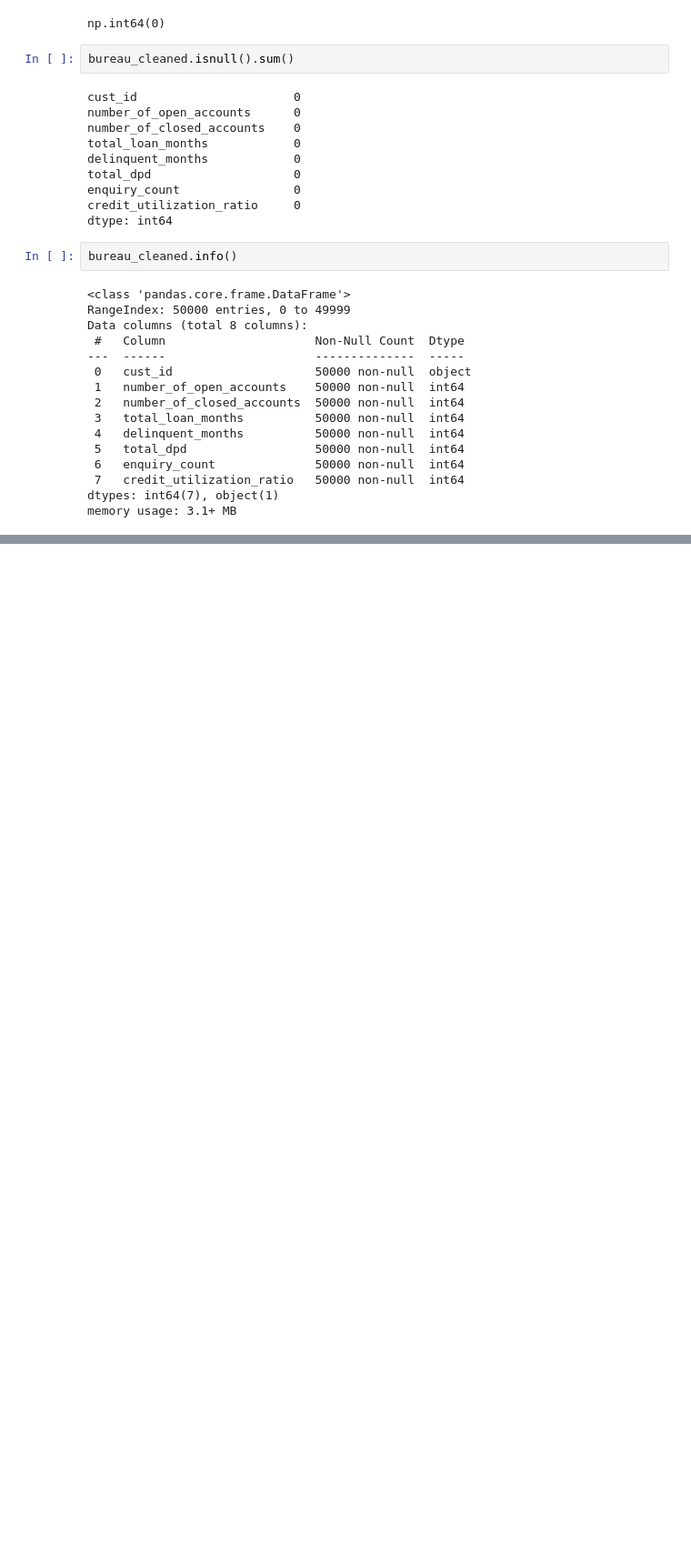
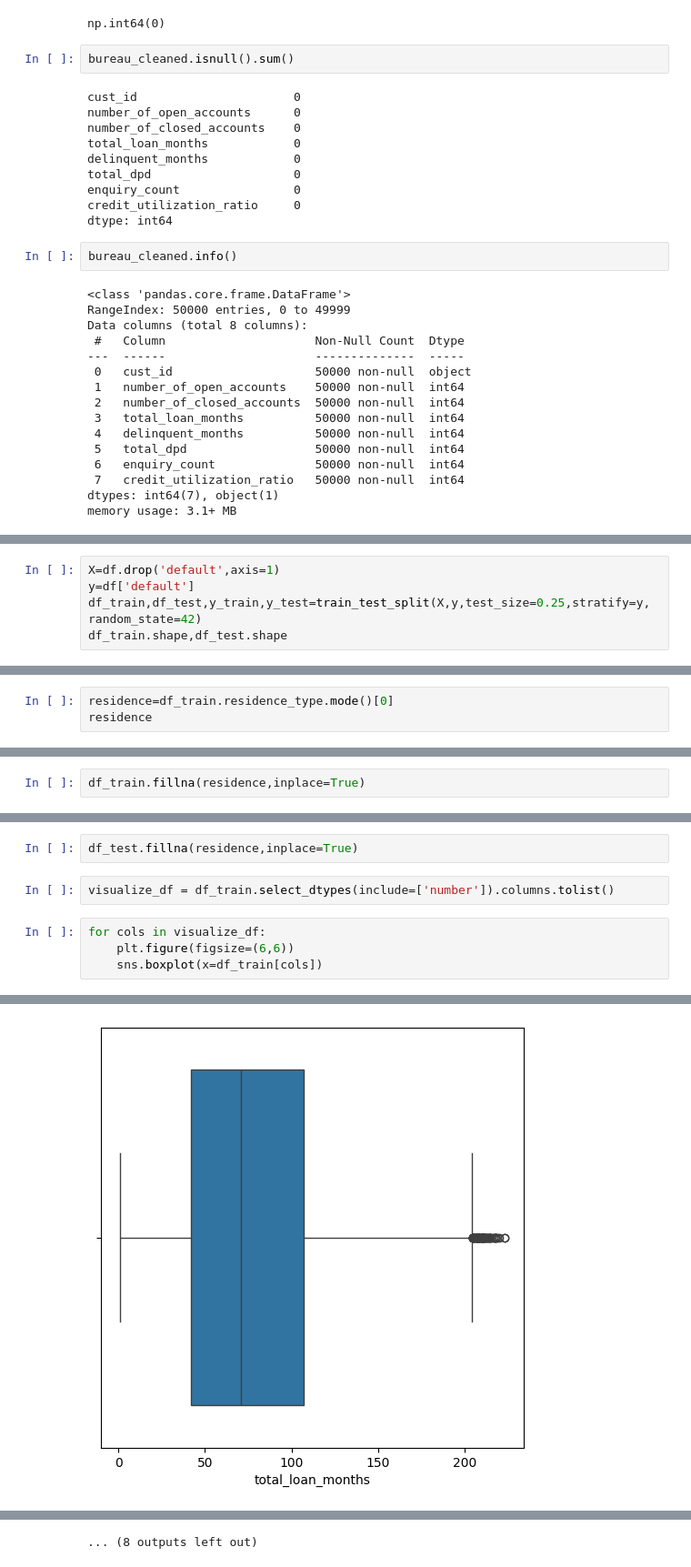
Before and after one commit to ayush-singhgit/Credit_risk_score, a Jupyter notebook: DataSet_processing.ipynb, the cells around one changed output, grey strips where cells are left out. Shown at 91% size. Saved outputs shown, nothing was run; the diff lists cells and outputs as text; blank space fills up the shorter version.

```diff
--- a/DataSet_processing.ipynb
+++ b/DataSet_processing.ipynb
@@ -302,0 +390,5 @@ memory usage: 3.1+ MB
+# %%
+X=df.drop('default',axis=1)
+y=df['default']
+df_train,df_test,y_train,y_test=train_test_split(X,y,test_size=0.25,stratify=y, random_state=42)
+df_train.shape,df_test.shape
@@ -302,0 +417,3 @@ memory usage: 3.1+ MB
+# %%
+residence=df_train.residence_type.mode()[0]
+residence
@@ -302,0 +422,2 @@ memory usage: 3.1+ MB
+# %%
+df_train.fillna(residence,inplace=True)
@@ -302,0 +444,9 @@ memory usage: 3.1+ MB
+# %%
+df_test.fillna(residence,inplace=True)
+# %%
+visualize_df = df_train.select_dtypes(include=['number']).columns.tolist()
+# %%
+for cols in visualize_df:
+    plt.figure(figsize=(6,6))
+    sns.boxplot(x=df_train[cols])
+# %% [output]
@@ -302,0 +455 @@ memory usage: 3.1+ MB
+[figure, added]
@@ -302,0 +465 @@ memory usage: 3.1+ MB
+... (8 outputs left out)
```
Also changed, not shown: parts of 28 cells of this notebook.
